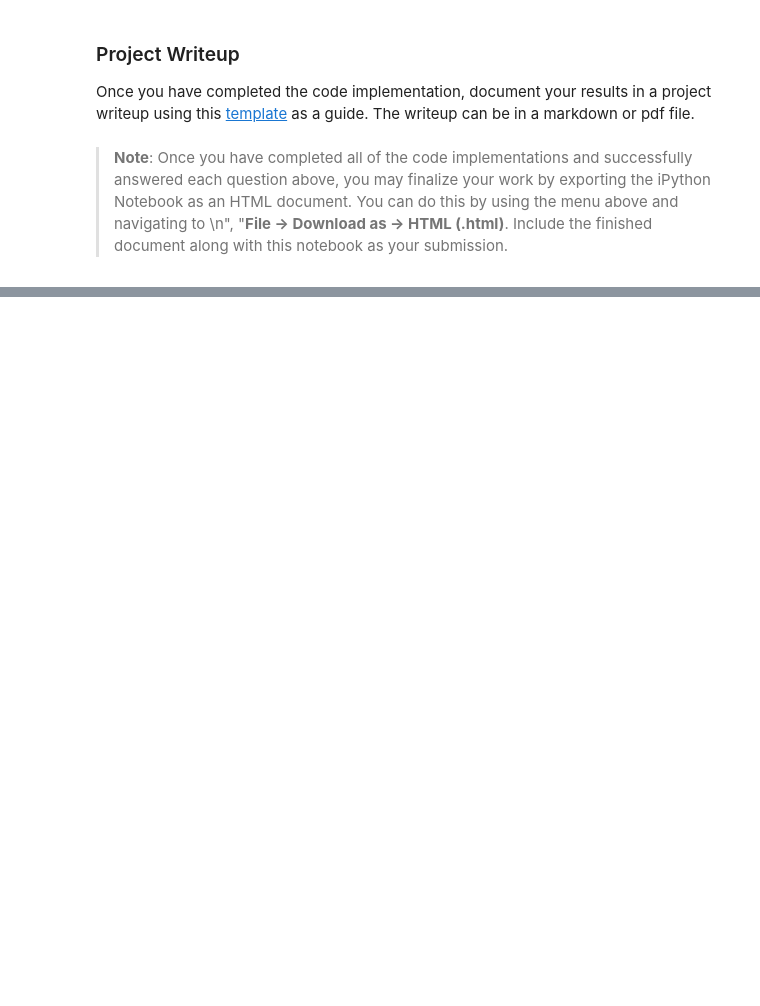
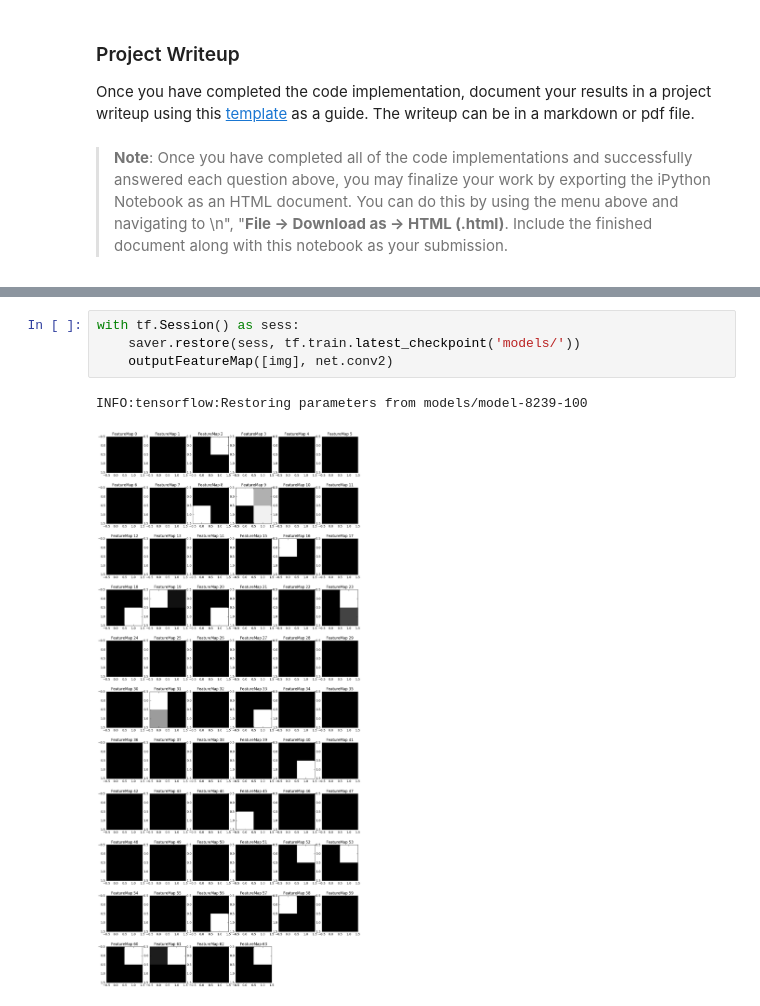
Before and after one commit to herry13/CarND-Traffic-Sign-Classifier-Project, a Jupyter notebook: Traffic_Sign_Classifier.ipynb, the cells around one changed output, grey strips where cells are left out. Drawn from its saved outputs; the diff is of its cells as text; blank space fills up the shorter version.

```diff
--- a/Traffic_Sign_Classifier.ipynb
+++ b/Traffic_Sign_Classifier.ipynb
@@ -702,0 +762,7 @@ with tf.Session() as sess:
+# %%
+with tf.Session() as sess:
+    saver.restore(sess, tf.train.latest_checkpoint('models/'))
+    outputFeatureMap([img], net.conv2)
+# %% [output]
+INFO:tensorflow:Restoring parameters from models/model-8239-100
+[figure, added]
```
Also changed, not shown: parts of 9 cells of this notebook, 3 other files.
